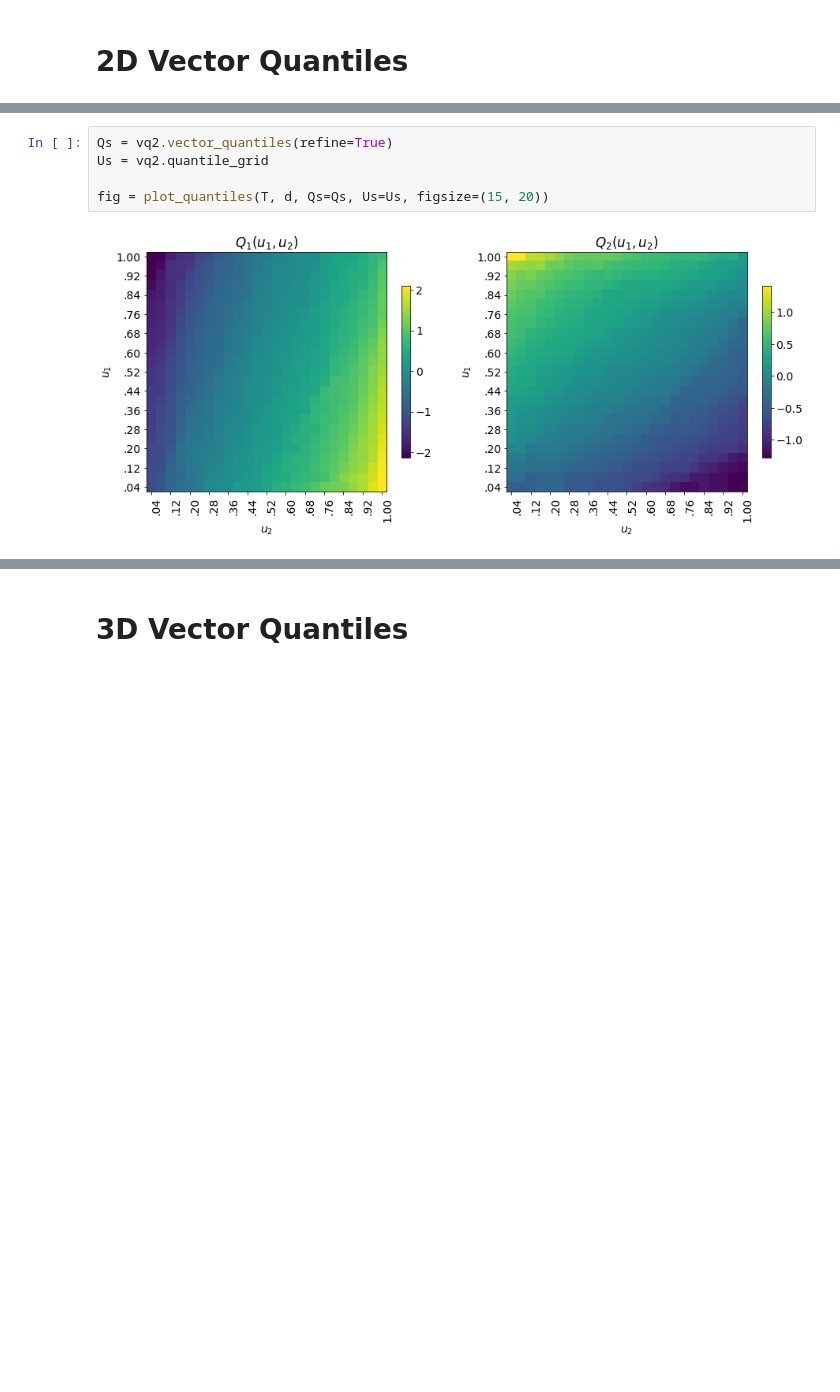
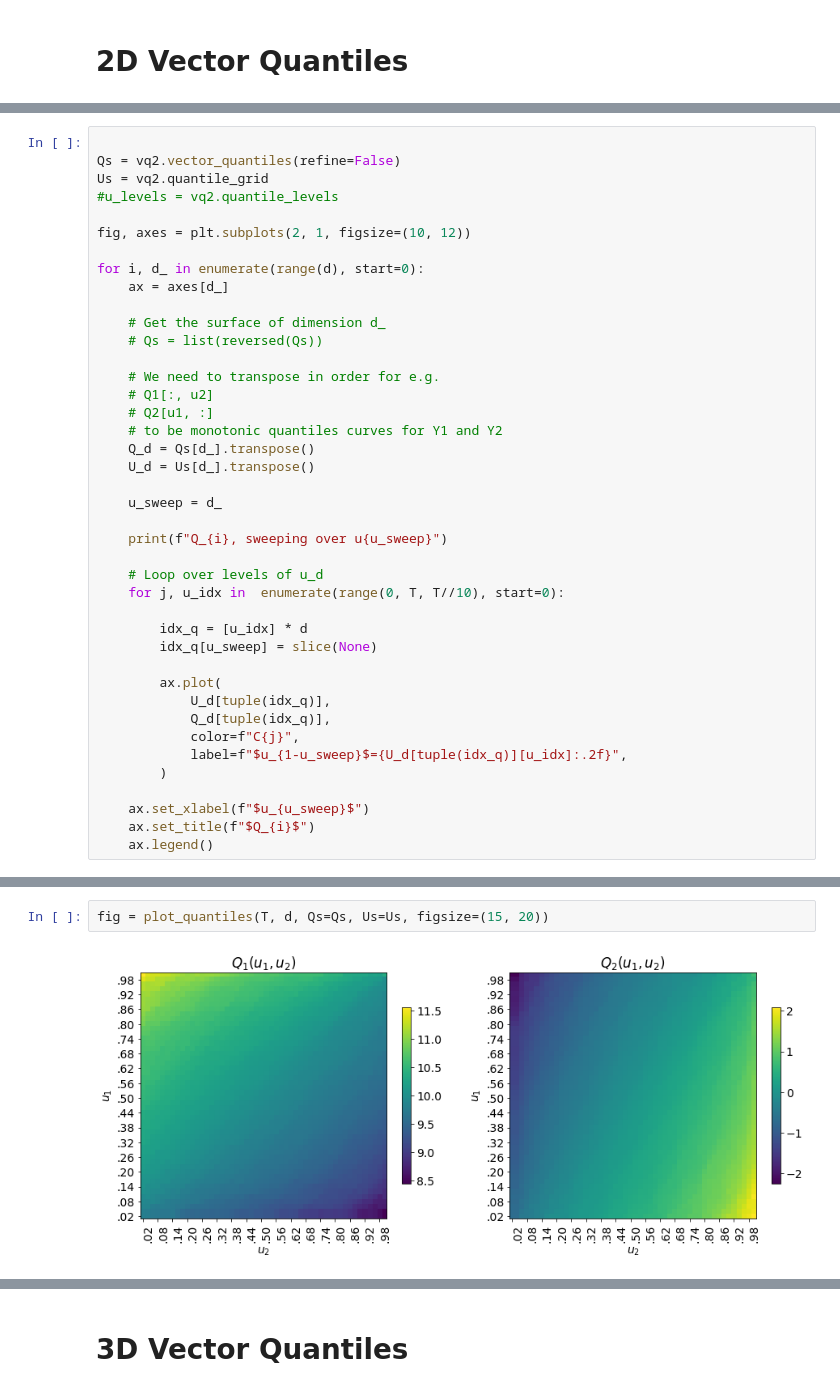
Before and after one commit to vistalab-technion/vqr, a Jupyter notebook: notebooks/01-VQE.ipynb, the cells around one changed output, grey strips where cells are left out. Saved outputs shown, nothing was run; the diff lists cells and outputs as text; blank space fills up the shorter version.

```diff
--- a/notebooks/01-VQE.ipynb
+++ b/notebooks/01-VQE.ipynb
@@ -60,0 +94,41 @@ VectorQuantileEstimator(n_levels=25, solver=RegularizedDualVQRSolver(eps=1e-03),
+# %%
+
+Qs = vq2.vector_quantiles(refine=False)
+Us = vq2.quantile_grid
+#u_levels = vq2.quantile_levels
+
+fig, axes = plt.subplots(2, 1, figsize=(10, 12))
+
+for i, d_ in enumerate(range(d), start=0):
+    ax = axes[d_]
+
+    # Get the surface of dimension d_
+    # Qs = list(reversed(Qs))
+
+    # We need to transpose in order for e.g.
+    # Q1[:, u2]
+    # Q2[u1, :]
+    # to be monotonic quantiles curves for Y1 and Y2
+    Q_d = Qs[d_].transpose()
+    U_d = Us[d_].transpose()
+
+    u_sweep = d_
+
+    print(f"Q_{i}, sweeping over u{u_sweep}")
+
+    # Loop over levels of u_d
+    for j, u_idx in  enumerate(range(0, T, T//10), start=0):
+
+        idx_q = [u_idx] * d
+        idx_q[u_sweep] = slice(None)
+
+        ax.plot(
+            U_d[tuple(idx_q)],
+            Q_d[tuple(idx_q)],
+            color=f"C{j}",
+            label=f"$u_{1-u_sweep}$={U_d[tuple(idx_q)][u_idx]:.2f}",
+        )
+
+    ax.set_xlabel(f"$u_{u_sweep}$")
+    ax.set_title(f"$Q_{i}$")
+    ax.legend()
@@ -61,10 +139,7 @@ VectorQuantileEstimator(n_levels=25, solver=RegularizedDualVQRSolver(eps=1e-03),
 # %%
-Qs = vq2.vector_quantiles(refine=True)
-Us = vq2.quantile_grid
-
 fig = plot_quantiles(T, d, Qs=Qs, Us=Us, figsize=(15, 20))
 # %% [output]
-[figure, old version]
+[figure, new version]
 # %%
 plot_quantiles_3d(T, d, Qs=Qs, Us=Us, figsize=(25, 20))
 fig.savefig("figs/qr_2d.png", dpi=150, bbox_inches="tight")
```
Also changed, not shown: parts of 11 cells of this notebook, 1 other file.
